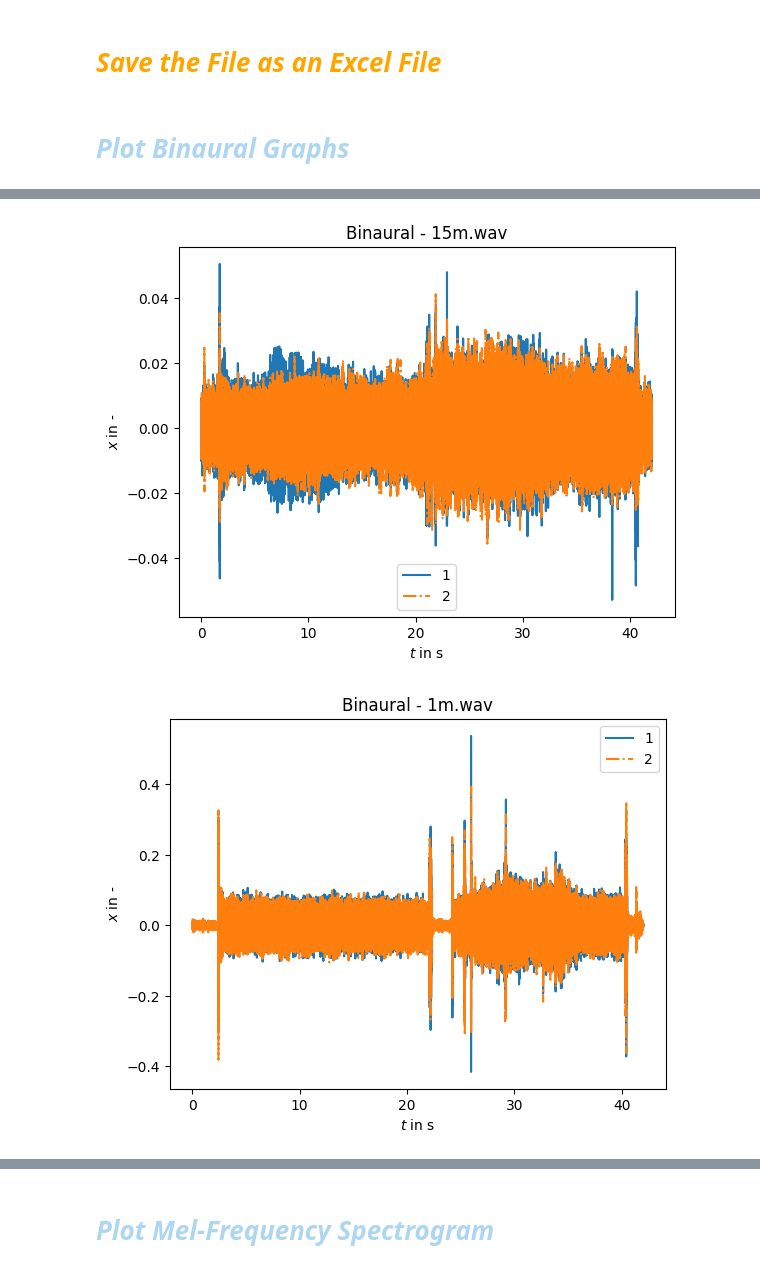
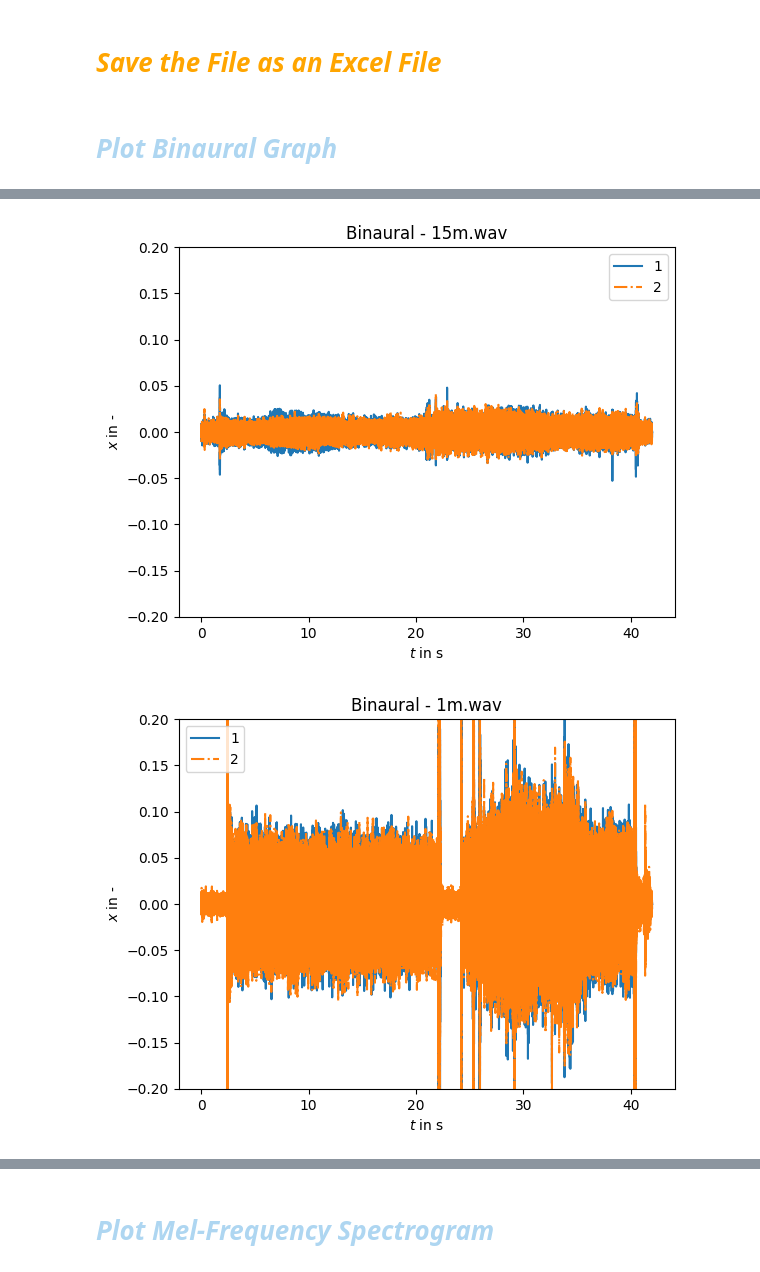
Before and after one commit to HussamAlBasha/IDS-Institute-for-Design-Strategies, a Jupyter notebook: Collected Data/Field-Recording-Analysis.ipynb, the cells around one changed output, grey strips where cells are left out. Cells and saved outputs as stored; diff of their text form; code cells hidden in the pictures.

```diff
--- a/Collected Data/Field-Recording-Analysis.ipynb
+++ b/Collected Data/Field-Recording-Analysis.ipynb
@@ -158,7 +158,7 @@ for wav in (pbar := tqdm(list(wav_folder.glob("*.wav")))):
 from datetime import datetime
 df.to_excel(wav_folder.parent.joinpath("", f"AllTest_{datetime.today().strftime('%Y-%m-%d')}.xlsx"))
 # %% [markdown]
-# <h1 style="color:#AED6F1 ; font-weight: bold; font-style: italic;">Plot Binaural Graphs</h1>
+# <h1 style="color:#AED6F1 ; font-weight: bold; font-style: italic;">Plot Binaural Graph</h1>
 # %%
 import json
 from tqdm import tqdm
@@ -176,5 +176,5 @@ for wav in (pbar := tqdm(list(wav_folder.glob("*.wav")))):
     b = Binaural.from_wav(wav)
     decibel = (levels[b.recording]["Left"], levels[b.recording]["Left"])
     b = Binaural.from_wav(wav, calibrate_to=decibel)
-    b.plot(title='Binaural - ' + wav.name)
+    b.plot(title='Binaural - ' + wav.name,  ylim=(-0.2, 0.2))
 # %% [output]
@@ -182,2 +182,2 @@ for wav in (pbar := tqdm(list(wav_folder.glob("*.wav")))):
-[figure, old version]
+[figure, new version]
-[figure, old version]
+[figure, new version]
```
Also changed, not shown: parts of 4 cells of this notebook, 21 other files.
